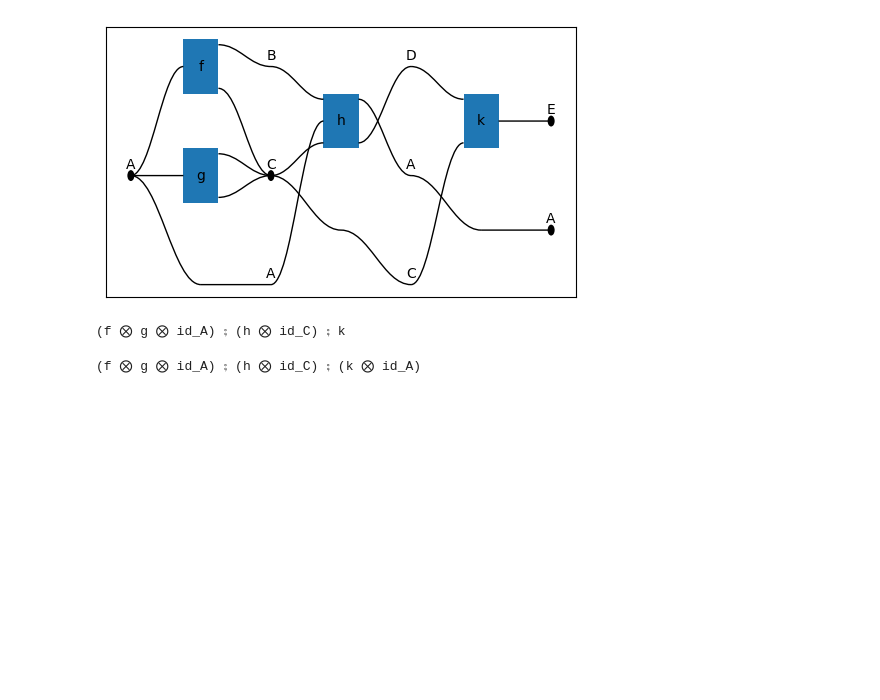
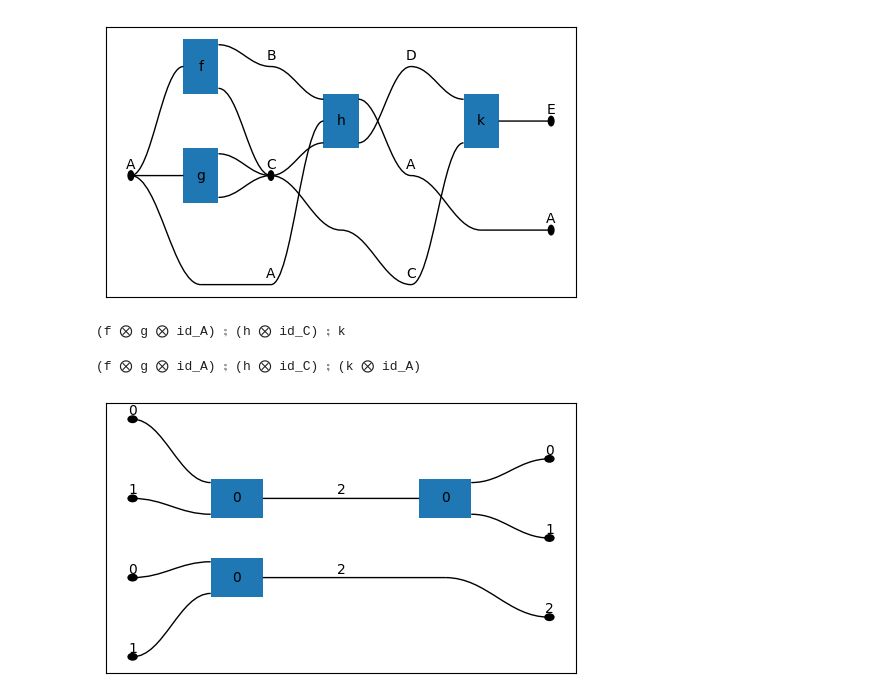
Before and after one commit to alexkoziell/hyperstrings, a Jupyter notebook: prototyping.ipynb, the cells around one changed output. Cells and saved outputs as stored; diff of their text form; code cells hidden in the pictures; blank space fills up the shorter version.

Commit message:
Implement creating hypergraph from yarrow diagram.

```diff
--- a/prototyping.ipynb
+++ b/prototyping.ipynb
@@ -86,3 +86,19 @@ hypergraph.normal_form
 hypergraph
 # %% [output]
 (f ⨂ g ⨂ id_A) ⨟ (h ⨂ id_C) ⨟ (k ⨂ id_A)
+# %%
+from yarrow import FiniteFunction, BipartiteMultigraph, Diagram
+
+a = FiniteFunction(3, [0, 1])
+b = FiniteFunction(3, [2])
+xn = FiniteFunction(1, [0])
+
+f = Diagram.singleton(a, b, xn)
+g = Diagram.singleton(b, a, xn)
+
+yarrow_diagram = (f >> g) @ f
+
+hypergraph = Hypergraph.from_yarrow(yarrow_diagram)
+hypergraph.draw_matplotlib()
+# %% [output]
+[figure, added]
```
Also changed, not shown: 1 other file.
